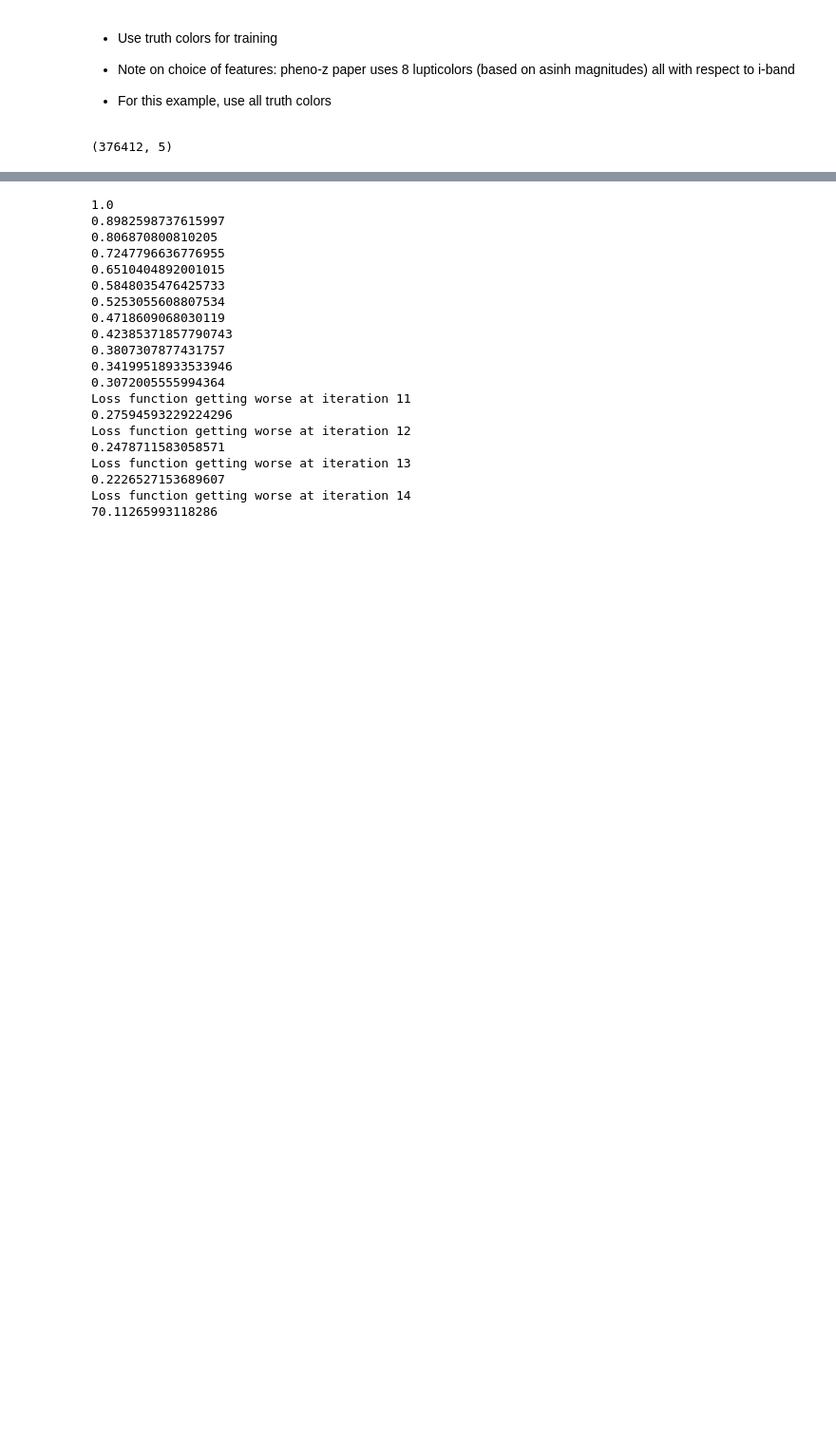
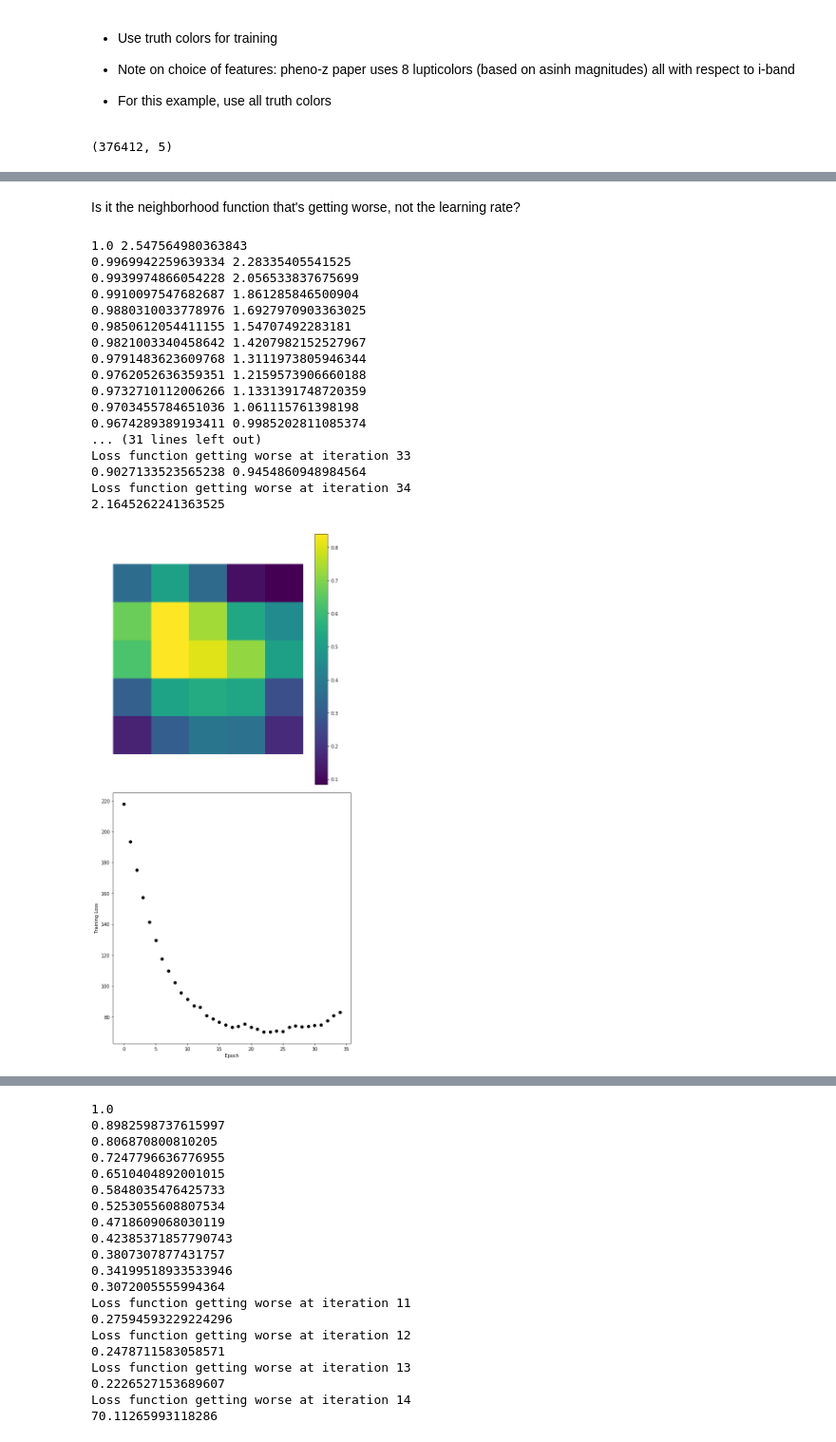
Before and after one commit to LSSTDESC/pz_bayes, a Jupyter notebook: notebooks/feature_likelihood_cosmoDC2.ipynb, the cells around one changed output, grey strips where cells are left out. Shown at 95% size. Saved outputs shown, nothing was run; the diff lists cells and outputs as text; code cells hidden in the pictures; blank space fills up the shorter version.

```diff
--- a/notebooks/feature_likelihood_cosmoDC2.ipynb
+++ b/notebooks/feature_likelihood_cosmoDC2.ipynb
@@ -88,18 +88,10 @@ else:
     gc.add_derived_quantity('i-z_scat', get_colors, 'scatmag_i', 'scatmag_z')
     gc.add_derived_quantity('z-y_scat', get_colors, 'scatmag_z', 'scatmag_y')
 
-    gc.add_derived_quantity('u-g_scaterr', get_colors, 'scaterr_u', 'scaterr_g')
-    gc.add_derived_quantity('g-r_scaterr', get_colors, 'scaterr_g', 'scaterr_r')
-    gc.add_derived_quantity('r-i_scaterr', get_colors, 'scaterr_r', 'scaterr_i')
-    gc.add_derived_quantity('i-z_scaterr', get_colors, 'scaterr_i', 'scaterr_z')
-    gc.add_derived_quantity('z-y_scaterr', get_colors, 'scaterr_z', 'scaterr_y')
-
     gc_cut = gc.get_quantities(['ra', 'dec', 'redshift', 'mag_u_lsst', 'mag_g_lsst', 'mag_r_lsst', 'mag_i_lsst',
                             'mag_z_lsst', 'mag_y_lsst', 'scatmag_u', 'scatmag_g', 'scatmag_r', 'scatmag_i',
-                           'scatmag_z', 'scatmag_y', 'scaterr_u', 'scaterr_g', 'scaterr_r', 'scaterr_i',
-                           'scaterr_z', 'scaterr_y', 'u-g_true', 'g-r_true', 'r-i_true', 'i-z_true', 'z-y_true',
-                           'u-g_scat', 'g-r_scat', 'r-i_scat', 'i-z_scat', 'z-y_scat',
-                           'u-g_scaterr', 'g-r_scaterr', 'r-i_scaterr', 'i-z_scaterr', 'z-y_scaterr'],
+                           'scatmag_z', 'scatmag_y', 'u-g_true', 'g-r_true', 'r-i_true', 'i-z_true', 'z-y_true',
+                           'u-g_scat', 'g-r_scat', 'r-i_scat', 'i-z_scat', 'z-y_scat'],
                            filters=(coord_filters + mag_filters))
     # Write catalog
     gc_table = Table(gc_cut)
@@ -194,0 +169,25 @@ train_array.shape
+# %% [markdown]
+Is it the neighborhood function that's getting worse, not the learning rate?
+# %%
+start = time.time()
+temp_weights, temp_som = som.make_som(train_array[:1500,:2], nmap=5, eta=0.9, niter=35)
+print(time.time()-start)
+# %% [output]
+1.0 2.547564980363843
+0.9969942259639334 2.28335405541525
+0.9939974866054228 2.056533837675699
+0.9910097547682687 1.861285846500904
+0.9880310033778976 1.6927970903363025
+0.9850612054411155 1.54707492283181
+0.9821003340458642 1.4207982152527967
+0.9791483623609768 1.3111973805946344
+0.9762052636359351 1.2159573906660188
+0.9732710112006266 1.1331391748720359
+0.9703455784651036 1.061115761398198
+0.9674289389193411 0.9985202811085374
+... (31 lines left out)
+Loss function getting worse at iteration 33
+0.9027133523565238 0.9454860948984564
+Loss function getting worse at iteration 34
+2.1645262241363525
+[figure, added]
```
Also changed, not shown: parts of 7 cells of this notebook, 4 other files.
